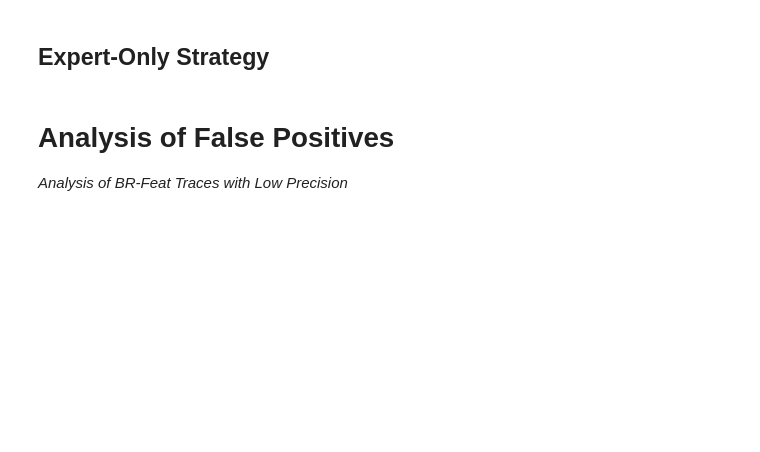
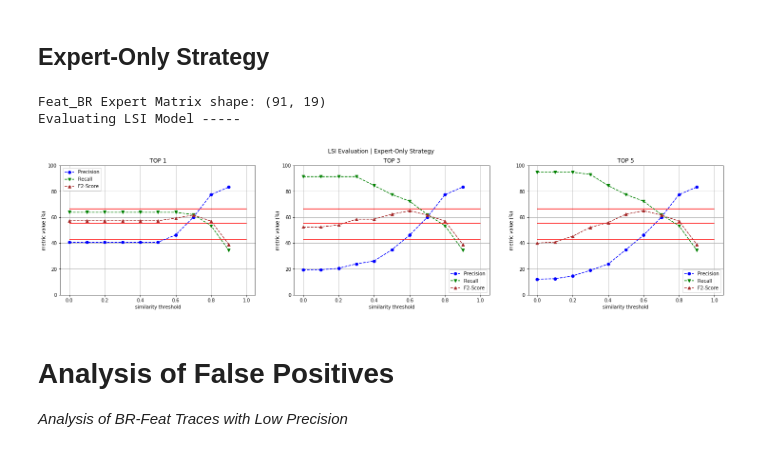
Before and after one commit to Pointpt/trace-link-recovery-study, a Jupyter notebook: notebooks/firefox_p2/feat_br_tracing/lsi-model-cosine.ipynb, the cells around one changed output. Saved outputs shown, nothing was run; the diff lists cells and outputs as text; code cells hidden in the pictures; blank space fills up the shorter version.

```diff
--- a/notebooks/firefox_p2/feat_br_tracing/lsi-model-cosine.ipynb
+++ b/notebooks/firefox_p2/feat_br_tracing/lsi-model-cosine.ipynb
@@ -157,7 +157,11 @@ Evaluating LSI Model -----
 # %%
 evaluator_3 = m_eval.ModelEvaluator(oracle=fd.Feat_BR_Oracles.read_feat_br_expert_df().T)
 results_3 = evaluator_3.run_evaluator(models=[lsi_model_1], top_values=[1,3,5], sim_thresholds=[(sm.SimilarityMeasure.COSINE, s_thresh/10) for s_thresh in range(0,10)])
-evaluator_3.plot_evaluations_2(title='LSI Evaluation | Expert-Only Strategy', results=results_3, output_file='lsi_eval_expert_feat_br')
+evaluator_3.plot_evaluations_2(title='LSI Evaluation | Expert-Only Strategy', results=results_3, model_name='lsi')
+# %% [output]
+Feat_BR Expert Matrix shape: (91, 19)
+Evaluating LSI Model -----
+[figure, added]
 # %% [markdown]
 # Analysis of False Positives
 
```
Also changed, not shown: parts of 6 cells of this notebook, 7 other files.
